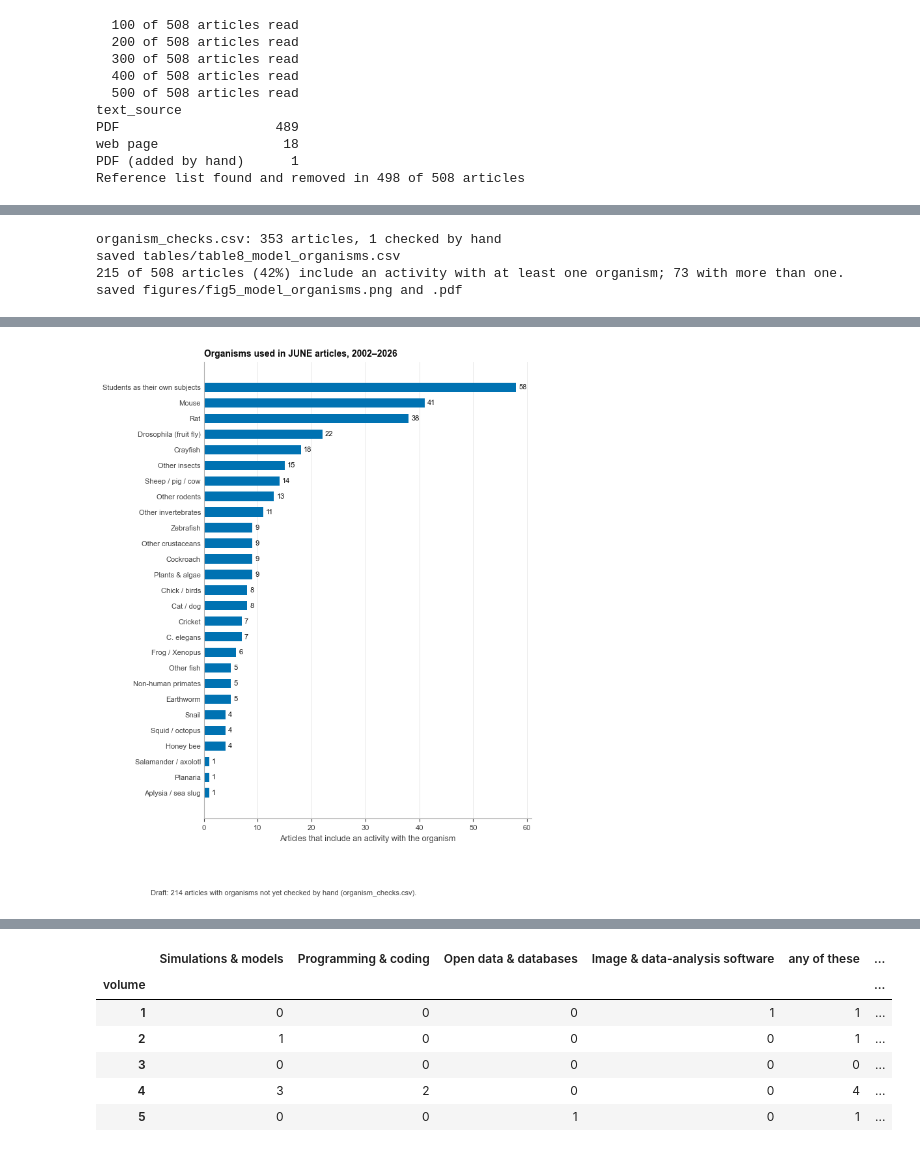
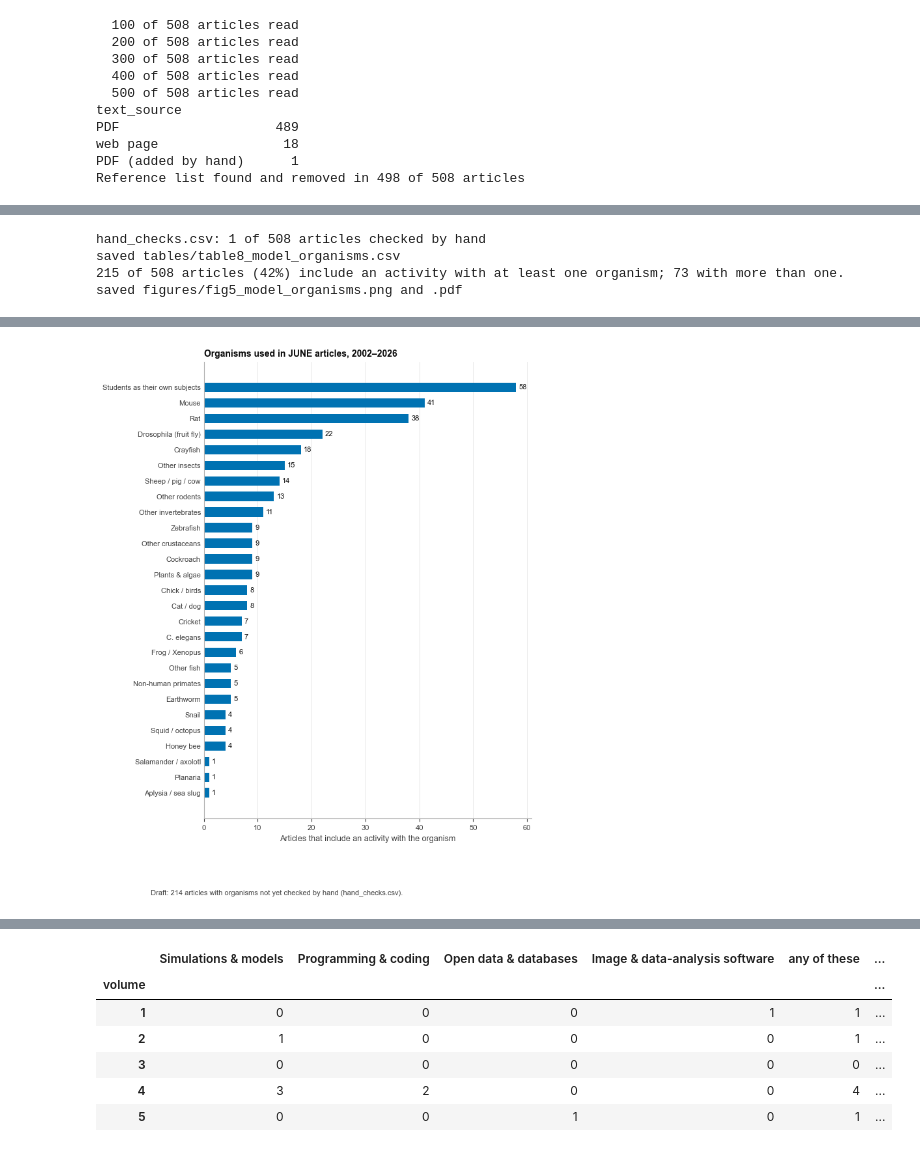
Before and after one commit to ajuavinett/JUNE_Utilities, a Jupyter notebook: 06_special_questions.ipynb, the cells around one changed output, grey strips where cells are left out. Drawn from its saved outputs; the diff is of its cells as text; code cells hidden in the pictures.

```diff
--- a/06_special_questions.ipynb
+++ b/06_special_questions.ipynb
@@ -59,7 +58,8 @@ if "google.colab" in sys.modules and not os.path.exists("manual_fixes.csv"):
 ## Settings — the only cell you should normally need to edit
 # %%
 MATCHED_CSV = "data/june_matched.csv"
-CURE_HAND_CODING_CSV = "cure_themes.csv"
+# The hand-check file, shared with Step 7: one row per article (see "Hand checks" below)
+HAND_CHECKS_CSV = "hand_checks.csv"
 
 # Which kinds of items to search (same as Step 4). Workshop articles are included.
 ITEM_TYPES = ["article", "case study", "technical"]
@@ -117,7 +117,7 @@ ORGANISMS = {
 # (EEG and EMG labs often just say "the subject"). Articles mostly about
 # outreach are not suggested. Checked against 72 hand-sorted articles, this
 # finds 35 of 36 real self-experiment labs but also suggests 14 that aren't,
-# so people confirm each one in ORGANISM_CHECKS_CSV.
+# so people confirm each one in HAND_CHECKS_CSV.
 SELF_MEASUREMENT_METHODS = (r"\beeg\b|electroencephalogra|\bemg\b|electromyogra|\becg\b|\bekg\b|"
                             r"electrocardiogra|heart rate|reaction times?\b|psychophysic|illusion|\btaste\b|"
                             r"cortisol|blood glucose|skin conductance|galvanic skin|\bgsr\b|blood pressure|"
@@ -130,10 +130,6 @@ STUDENTS_AS_SUBJECTS = (r"students? (?:served|acted|participated|volunteered) as
                         r"electrodes? (?:were |was )?(?:placed|attached) (?:on|to)")
 SUBJECT_WORDS = r"\bsubjects?\b|\bparticipants?\b|\bvolunteers?\b"
 OUTREACH_WORDS = r"middle school|high school students|sixth grade|preschool|elementary|k-12|outreach"
-# The hand-check file: one row per article, with the suggested organisms and
-# an "organisms" column for people to correct (see Part 1b)
-ORGANISM_CHECKS_CSV = "organism_checks.csv"
-
 # An organism counts as an activity if its words appear at least this many
 # times in the article's text (reference list removed), or at all in the
 # title or keywords. One or two passing mentions in an introduction don't count.
@@ -150,10 +146,6 @@ SECONDS_BETWEEN_DOWNLOADS = 1.0   # be polite to funjournal.org
 PDFS_ADDED_BY_HAND = {
     "JUNE-10-1-14": ("A Modified Golgi-Cox Procedure", "10-1_Wright_10_1_A85_A87.pdf"),  # from the JUNE Drive archive
 }
-
-# The hand-check file for computational labs: one row per article the word
-# search finds, with a "kinds" column for people to correct (see Part 2)
-COMPUTATIONAL_CHECKS_CSV = "computational_checks.csv"
 
 # Kinds of computational / data-science / programming labs
 COMPUTATIONAL = {
@@ -467,51 +524,16 @@ def evidence(text):
     return text[max(0, m.start() - 60):m.end() + 60].replace("\n", " ") if m else ""
 
 
-# ---- The hand-check file: one row per article that names any organism ----
-suggestion = has_activity.apply(lambda r: "; ".join(r.index[r]), axis=1)
-times_named = mention_counts.apply(lambda r: "; ".join(f"{k} {v}" for k, v in r.items() if v > 0), axis=1)
-candidates = articles.index[(mention_counts.sum(axis=1) > 0) | has_activity.any(axis=1)]
-
-check_cols = ["item_id", "title", "suggested", "organisms", "checked", "note", "times named", "evidence"]
-if os.path.exists(ORGANISM_CHECKS_CSV):
-    checks = pd.read_csv(ORGANISM_CHECKS_CSV, keep_default_na=False, dtype=str)
-else:
-    checks = pd.DataFrame(columns=check_cols)
-before = checks.copy()
-row_of = {item: n for n, item in enumerate(checks["item_id"])}
-for i in candidates:
-    item = articles.at[i, "item_id"]
-    info = {"times named": times_named[i],
-            "evidence": evidence(articles.at[i, "full_text"]) if has_activity.at[i, "Students as their own subjects"] else ""}
-    if item in row_of:
-        n = row_of[item]
-        for col, value in info.items():
-            checks.at[n, col] = value
-        # A row a person has checked or edited is left alone; otherwise refresh the suggestion
-        untouched = (checks.at[n, "checked"].strip().lower() != "yes"
-                     and checks.at[n, "organisms"] == checks.at[n, "suggested"])
-        if untouched:
-            checks.at[n, "suggested"] = checks.at[n, "organisms"] = suggestion[i]
-    else:
-        checks = pd.concat([checks, pd.DataFrame([{
-            "item_id": item, "title": articles.at[i, "title"], "suggested": suggestion[i],
-            "organisms": suggestion[i], "checked": "", "note": "", **info}])], ignore_index=True)
-if not checks.equals(before):
-    checks[check_cols].to_csv(ORGANISM_CHECKS_CSV, index=False, encoding="utf-8-sig")
-    print(f"Updated {ORGANISM_CHECKS_CSV} ({len(checks) - len(before)} new row(s))")
-
-# The "organisms" column decides
-known = set(has_activity.columns)
-for row in checks.itertuples():
-    rows = articles.index[articles["item_id"] == row.item_id]
-    if len(rows) == 0:
-        continue
-    chosen = [name.strip() for name in row.organisms.split(";") if name.strip()]
-    for name in [n for n in chosen if n not in known]:
-        print(f"  ⚠ {row.item_id}: unknown organism {name!r} in {ORGANISM_CHECKS_CSV}; use a name from ORGANISMS")
-    has_activity.loc[rows[0]] = [name in chosen for name in has_activity.columns]
-checked = checks["checked"].str.strip().str.lower() == "yes"
-print(f"{ORGANISM_CHECKS_CSV}: {len(checks)} articles, {checked.sum()} checked by hand")
+# ---- Suggestions into the hand-check file; the "organisms" column decides ----
+checks = update_hand_checks(pd.DataFrame({
+    "organisms (suggested)": has_activity.apply(lambda r: "; ".join(r.index[r]), axis=1),
+    "organisms: times named": mention_counts.apply(lambda r: "; ".join(f"{k} {v}" for k, v in r.items() if v > 0), axis=1),
+    "organisms: self-experiment evidence": [evidence(t) if s else "" for t, s in
+                                            zip(articles["full_text"], has_activity["Students as their own subjects"])],
+}).set_axis(articles["item_id"]))
+has_activity = decided(checks, "organisms", list(has_activity.columns))
+checked = checked_by_hand(checks)
+print(f"{HAND_CHECKS_CSV}: {checked.sum()} of {len(checks)} articles checked by hand")
 
 # Every article with any organism named, and how many times
 listing = articles[["item_id", "volume", "issue", "year_label", "title", "text_source"]].copy()
@@ -549,37 +571,37 @@ ax.grid(axis="y", visible=False)
 ax.grid(axis="x", visible=True)
 ax.tick_params(axis="y", length=0)
 ax.set_xlabel("Articles that include an activity with the organism")
 ax.set_title("Organisms used in JUNE articles, 2002–2026")
-needs_check = ((checks["organisms"] != "") | (checks["suggested"] != "")) & ~checked
+needs_check = has_activity.any(axis=1) & ~checked
 if needs_check.any():
     fig.text(0, -0.02, f"Draft: {needs_check.sum()} articles with organisms not yet checked by hand "
-             f"({ORGANISM_CHECKS_CSV}).", color=TEXT_2, fontsize=8)
+             f"({HAND_CHECKS_CSV}).", color=TEXT_2, fontsize=8)
 save(fig, "fig5_model_organisms")
 table8
 # %% [output]
-organism_checks.csv: 353 articles, 1 checked by hand
+hand_checks.csv: 1 of 508 articles checked by hand
 saved tables/table8_model_organisms.csv
 215 of 508 articles (42%) include an activity with at least one organism; 73 with more than one.
 saved figures/fig5_model_organisms.png and .pdf
 |  | articles with an activity | first appears | first appears in | Vol 1–5 (2002–2007) | Vol 6–10 (2007–2012) | ... |
 | organism |  |  |  |  |  | ... |
 | Students as their own subjects | 58 | 1(2), 2003 | Testing the Relationship Between ... | 5 | 9 | ... |
 | Mouse | 41 | 2(1), 2003 | Experimental Methods in Neuroscie... | 2 | 12 | ... |
 | Rat | 38 | 1(1), 2002 | The Emergence of Non-Match-to-Sam... | 13 | 12 | ... |
 | Drosophila (fruit fly) | 22 | 4(1), 2005 | Demonstrating the Temperature Sen... | 2 | 3 | ... |
 | Crayfish | 18 | 1(1), 2002 | Exploring Neurogenesis in Crustac... | 4 | 5 | ... |
 | Other insects | 15 | 6(1), 2007 | Technical Note: Construction of a... | 0 | 2 | ... |
 | Sheep / pig / cow | 14 | 8(1), 2009 | Vision and Art: An Interdisciplin... | 0 | 4 | ... |
 | Other rodents | 13 | 2(2), 2004 | Ultrasonic Courtship Vocalization... | 1 | 4 | ... |
 | Other invertebrates | 11 | 1(1), 2002 | Exploring Neurogenesis in Crustac... | 3 | 1 | ... |
 | Zebrafish | 9 | 5(1), 2006 | Functional Magnetic Resonance Ima... | 1 | 0 | ... |
 | ... | ... | ... | ... | ... | ... | ... |
 | Salamander / axolotl | 1 | 4(1), 2005 | An Investigative Laboratory Exerc... | 1 | 0 | ... |
 | Planaria | 1 | 7(2), 2009 | The Flatworm Planaria as a Toxico... | 0 | 1 | ... |
 | Aplysia / sea slug | 1 | 16(2), 2018 | The Olfactory Proboscis Extension... | 0 | 0 | ... |
 | Reptiles | 0 |  |  | 0 | 0 | ... |
 | Leech | 0 |  |  | 0 | 0 | ... |
-[figure, old version]
+[figure, new version]
 # %% [markdown]
 ## Part 2: computational, data-science, and programming labs
 
```
Also changed, not shown: parts of 8 cells of this notebook, 14 other files.
